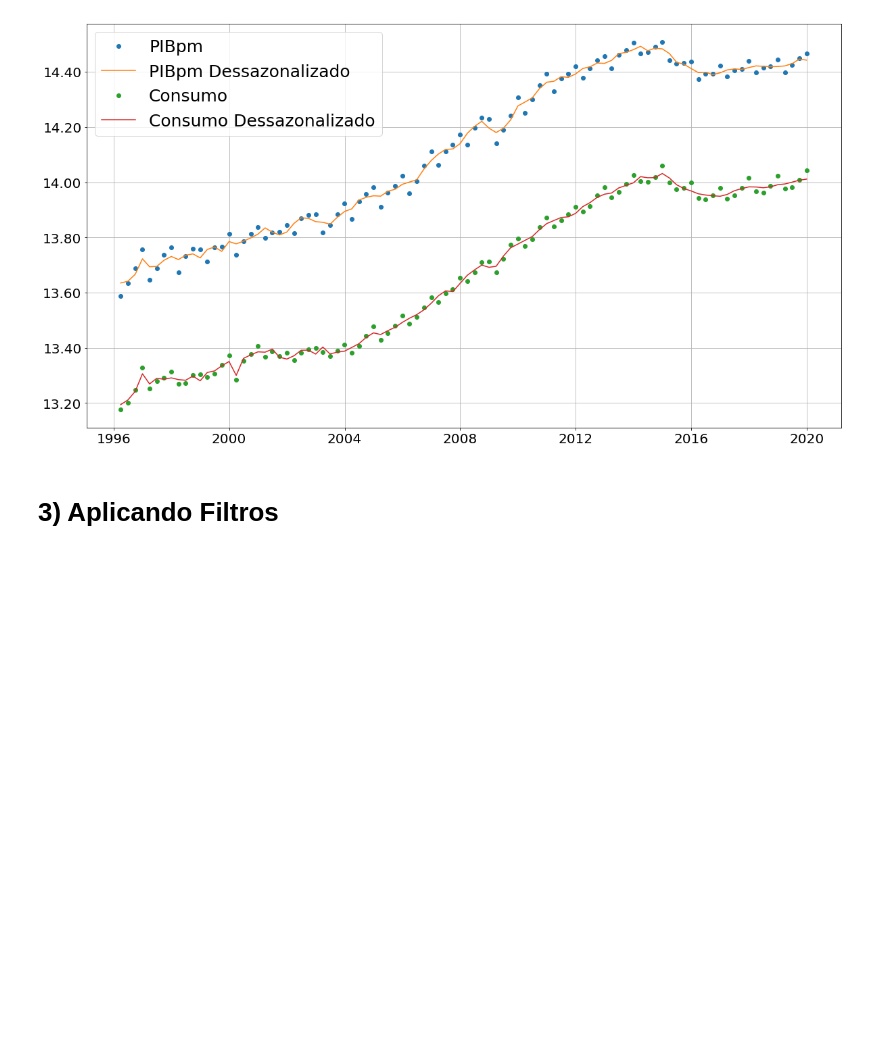
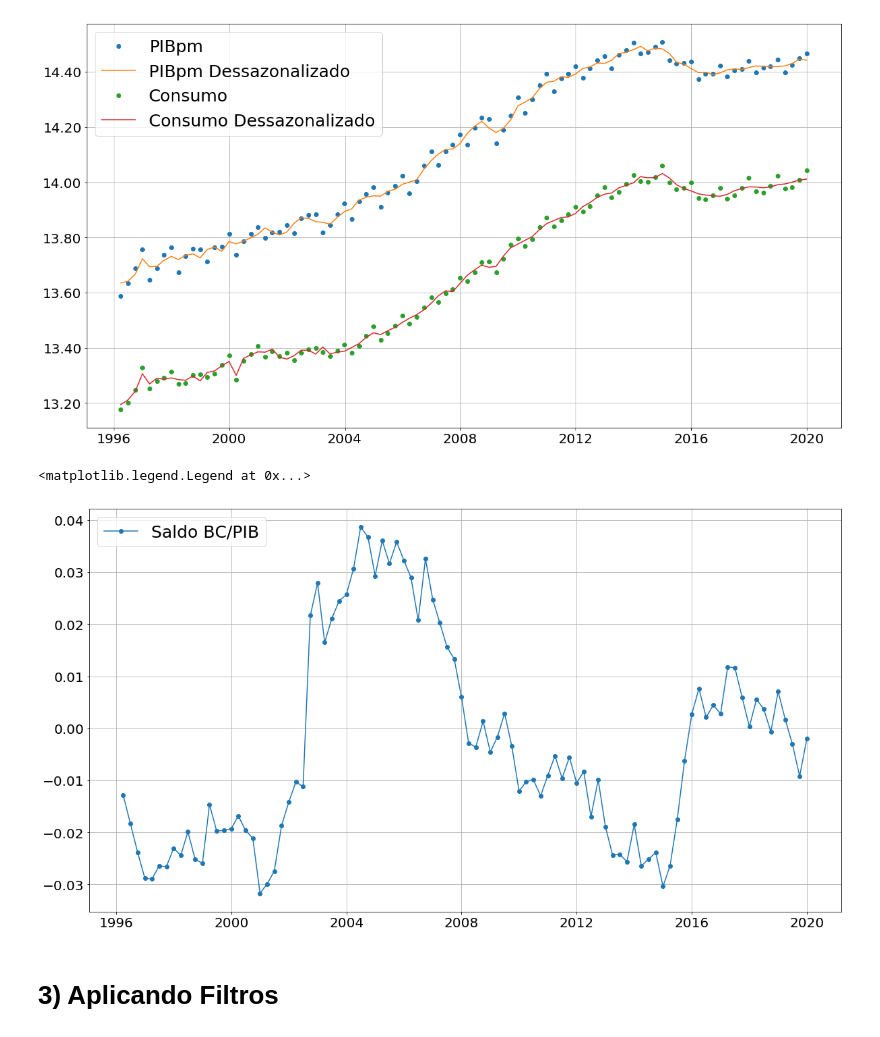
Before and after one commit to FredericoNunes/Artigos, a Jupyter notebook: programas/notebook/Aquivo Inicial, Tratamento dos Dados.ipynb, the cells around one changed output. Cells and saved outputs as stored; diff of their text form; code cells hidden in the pictures; blank space fills up the shorter version.

```diff
--- a/programas/notebook/Aquivo Inicial, Tratamento dos Dados.ipynb
+++ b/programas/notebook/Aquivo Inicial, Tratamento dos Dados.ipynb
@@ -120,0 +146,6 @@ Tabela_Dessazonalizada
+# %%
+correlation_dataframe = pd.concat([
+           embi_fim_periodo,
+           dataframe_pib_pm_deflacionado_ipca_dessazonalizado_sem_log,
+           dataframe_exportacao_deflacionado_ipca_dessazonalizado,
+           dataframe_importacao_deflacionado_ipca_dessazonalizado], axis=1, sort=False)
@@ -121,3 +154,9 @@ Tabela_Dessazonalizada
+# %%
+correlation_dataframe['Saldo BC/PIB %'] = (correlation_dataframe['Exportacao Real Dessazonalizado'] - correlation_dataframe['Importacao Real Dessazonalizado'])/correlation_dataframe['PIB Real Dessazonalizado Sem Log']
+# %%
+correlation_dataframe = correlation_dataframe.drop(columns=['Exportacao Real Dessazonalizado'])
+correlation_dataframe = correlation_dataframe.drop(columns=['Importacao Real Dessazonalizado'])
+correlation_dataframe = correlation_dataframe.drop(columns=['PIB Real Dessazonalizado Sem Log'])
 # %% [markdown]
 ## 2.1) Plot das Series
 # %%
@@ -162,6 +201,33 @@ ax.legend(loc="upper left",fontsize=25)
 # %% [output]
 <matplotlib.legend.Legend at 0x...>
 [figure]
+# %%
+#pacotes de gráficos
+import matplotlib.pyplot as plt
+import matplotlib.ticker as mtick
+from matplotlib.backends.backend_pdf import PdfPages
+fmt = '{x:,.2f}'
+tick = mtick.StrMethodFormatter(fmt)
+
+
+#Iniciando os gráfico e fazendo configurações globais
+fig, ax = plt.subplots(figsize=(20,11))
+plt.yticks(fontsize=20)
+plt.xticks(fontsize=20)
+
+# Plot da Serie original
+ax.plot(correlation_dataframe['Saldo BC/PIB %'].index,
+        correlation_dataframe['Saldo BC/PIB %'].values,'-o',label='Saldo BC/PIB')
+
+
+# Adicionando linhas verticais e horizontais
+ax.grid(True)
+
+# Adicionando as legndas
+ax.legend(loc="upper left",fontsize=25)
+# %% [output]
+<matplotlib.legend.Legend at 0x...>
+[figure, added]
 # %% [markdown]
 # 3) Aplicando Filtros
 # %% [markdown]
```
Also changed, not shown: parts of 23 cells of this notebook, 1 other file.
